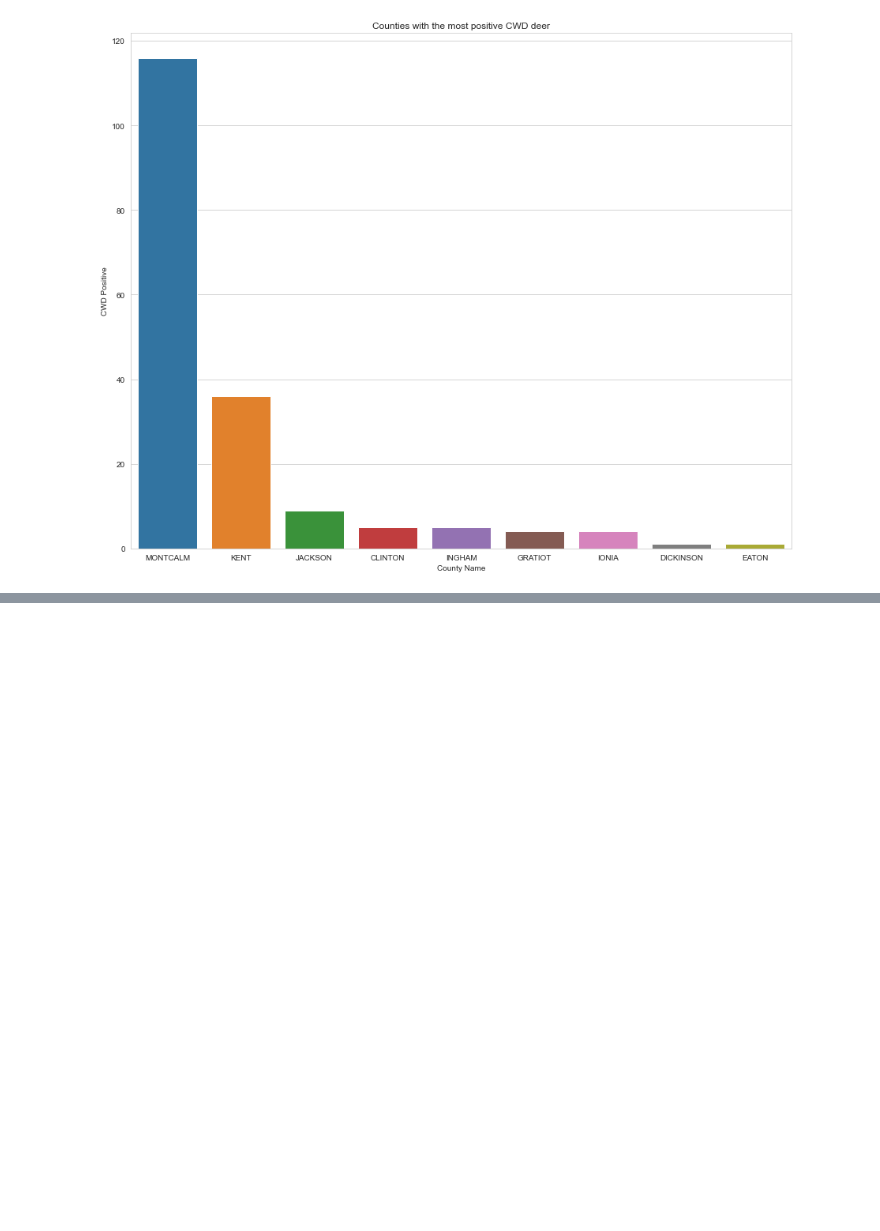
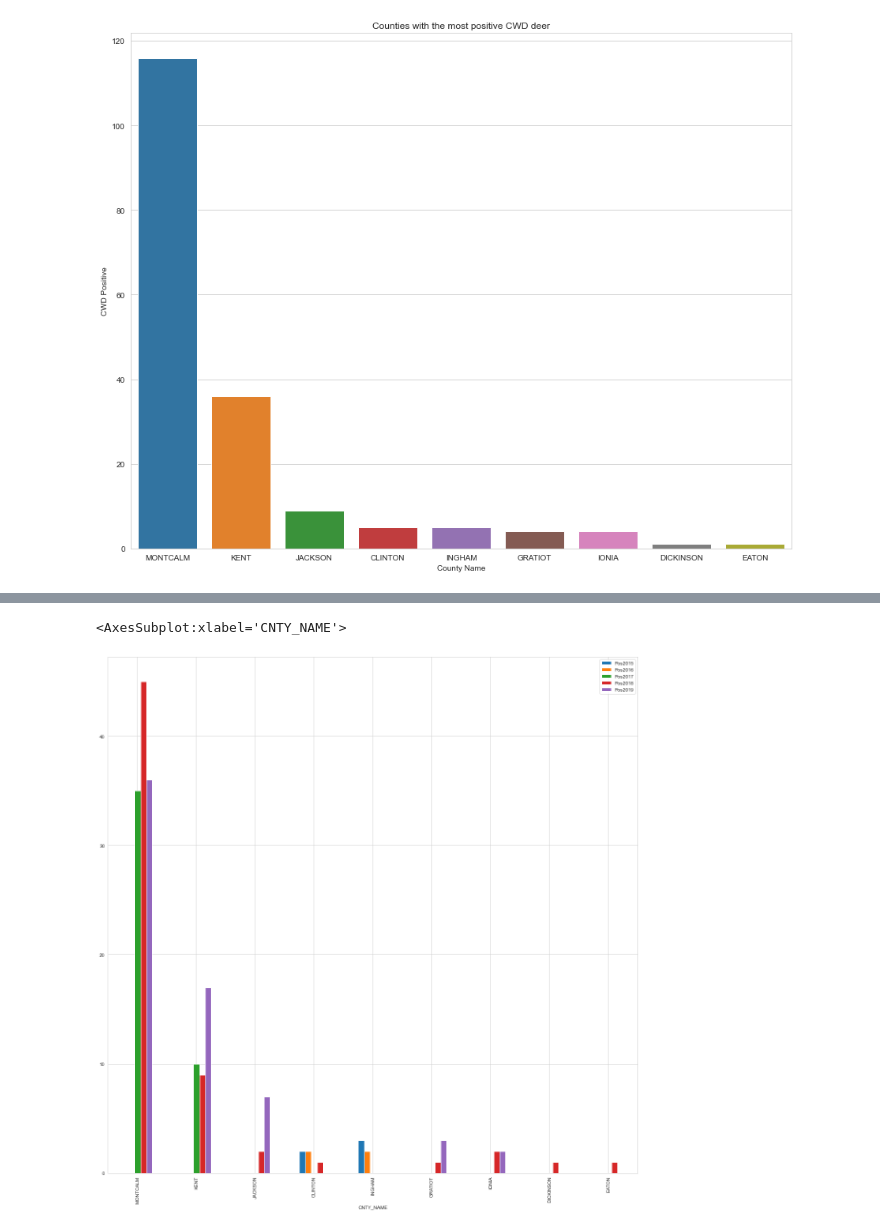
Before and after one commit to Ambush3/Michigan-Deer-CWD, a Jupyter notebook: CWD.ipynb, the cells around one changed output, grey strips where cells are left out. Drawn from its saved outputs; the diff is of its cells as text; code cells hidden in the pictures; blank space fills up the shorter version.

```diff
--- a/CWD.ipynb
+++ b/CWD.ipynb
@@ -117,0 +129,11 @@ Text(0.5, 1.0, 'Counties with the most positive CWD deer')
+# %%
+cwd4 = cwd.groupby('CNTY_NAME', as_index=False, sort=True).sum()
+cwd4 = cwd4.sort_values('PosTotal', ascending=False)
+cwd4.head()
+
+cwd4 = pd.DataFrame(cwd4, columns=['CNTY_NAME', 'Pos2015', 'Pos2016', 'Pos2017', 'Pos2018', 'Pos2019'])
+
+cwd4.plot(x='CNTY_NAME', y=['Pos2015', 'Pos2016', 'Pos2017', 'Pos2018', 'Pos2019'], kind='bar', figsize=(20, 20))
+# %% [output]
+<AxesSubplot:xlabel='CNTY_NAME'>
+[figure, added]
```
Also changed, not shown: parts of 1 cell of this notebook.
